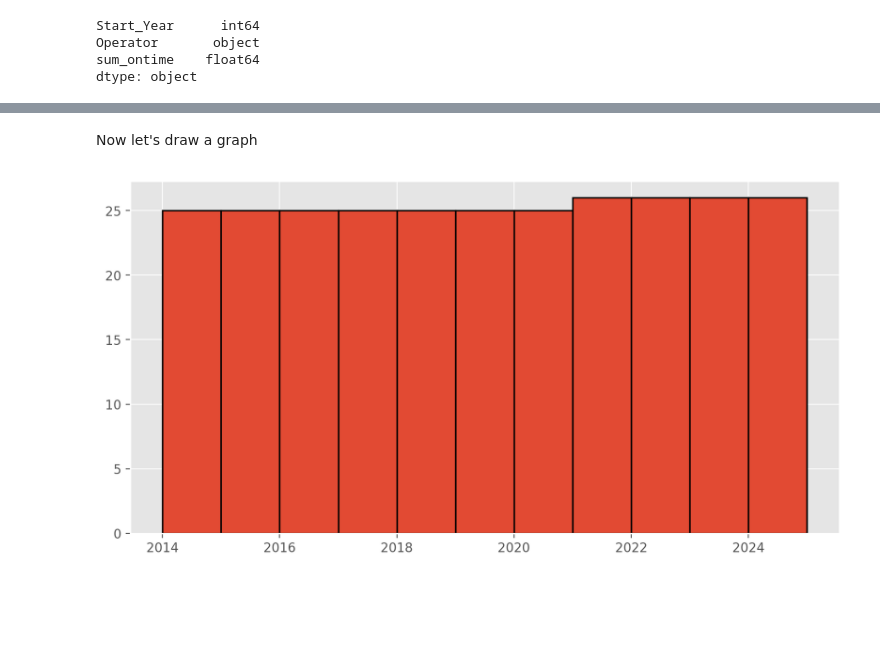
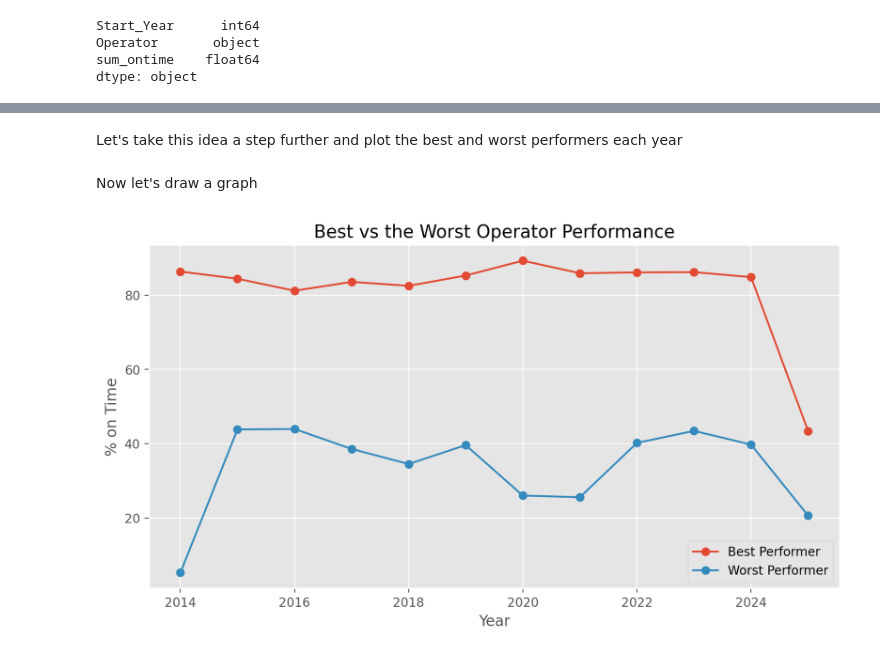
Before and after one commit to robwhite-lis/Everything_Counts_Assessment_1, a Jupyter notebook: Train_Times.ipynb, the cells around one changed output, grey strips where cells are left out. Cells and saved outputs as stored; diff of their text form; code cells hidden in the pictures; blank space fills up the shorter version.

Commit message:
Created top 5 and Bottom 5
Cleaned up date and created first plot

```diff
--- a/Train_Times.ipynb
+++ b/Train_Times.ipynb
@@ -287,0 +369,4 @@ plot_data = df_trains_year["Start_Year"]
+# %%
+# and do the same tidying up
+df_bottom5["sum_ontime"] = df_bottom5["sum_ontime"] / num_periods
+df_bottom5 = df_bottom5.rename(columns={"sum_ontime": "% ontime"})
@@ -288,13 +393,53 @@ plot_data = df_trains_year["Start_Year"]
+# %% [markdown]
+Let's take this idea a step further and plot the best and worst performers each year
+# %%
+best_per_year = (
+    df_top5
+    .sort_values(["Start_Year", "% ontime"], ascending=[True, False])
+    .groupby("Start_Year")
+    .head(1)
+)
+
+worst_per_year = (
+    df_bottom5
+    .sort_values(["Start_Year", "% ontime"], ascending=[True, True])
+    .groupby("Start_Year")
+    .head(1)
+)
 # %% [markdown]
 Now let's draw a graph
 # %%
 import matplotlib.pyplot as plt
 %matplotlib inline
 %config InlineBackend.figure_format = 'retina'
 plt.style.use('ggplot')
 plt.rcParams['figure.figsize'] = (10,5)
 
-plt.hist(plot_data, bins = plot_data, edgecolor = 'black', linewidth = 1.2)
+# plt.hist(plot_data, bins = plot_data, edgecolor = 'black', linewidth = 1.2)
+
+# Plot the best performer line
+plt.plot(
+    best_per_year["Start_Year"],
+    best_per_year["% ontime"],
+    marker="o",
+    label="Best Performer"
+)
+
+# Plot the worst performer line
+plt.plot(
+    worst_per_year["Start_Year"],
+    worst_per_year["% ontime"],
+    marker="o",
+    label="Worst Performer"
+)
+
+
+
+plt.xlabel("Year")
+plt.ylabel("% on Time")
+plt.title("Best vs the Worst Operator Performance")
+plt.legend()
+
 plt.show();
 # %% [output]
-[figure, old version]
+[figure, new version]
```
Also changed, not shown: parts of 15 cells of this notebook.
